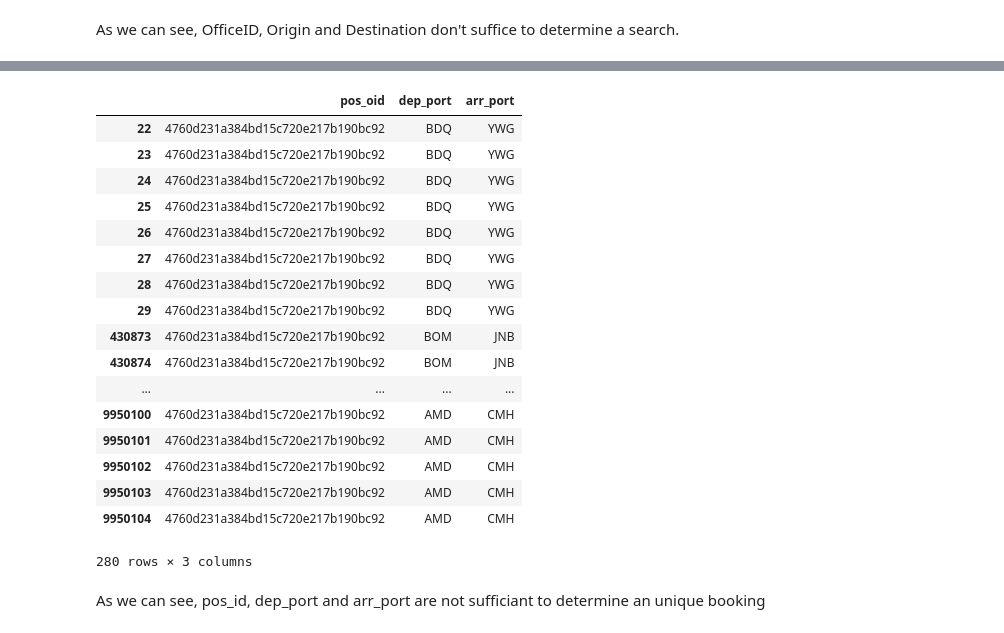
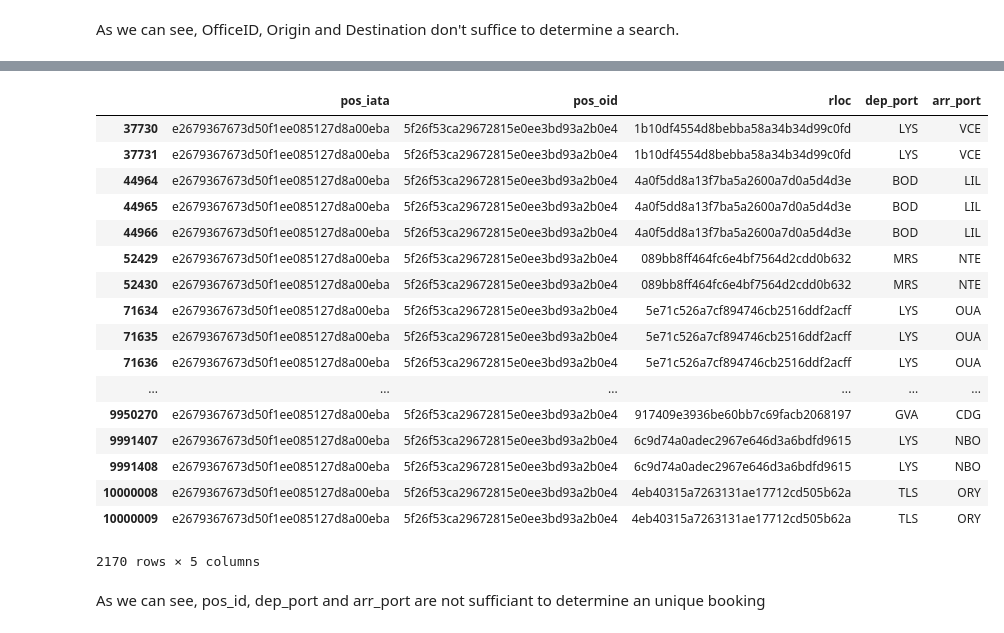
Before and after one commit to jangeloni/challenge_amadeus, a Jupyter notebook: bonus_exercise_1.ipynb, the cells around one changed output, grey strips where cells are left out. Saved outputs shown, nothing was run; the diff lists cells and outputs as text; code cells hidden in the pictures.

```diff
--- a/bonus_exercise_1.ipynb
+++ b/bonus_exercise_1.ipynb
@@ -190,6 +190,6 @@ DF_SEARCHES_ARCH.loc[DF_SEARCHES_ARCH['OfficeID'] == '83ccf07a55606976f78e63fcc8
 #ADD ORIGIN / DESTINATION
 #LISTS WITH INTERESTING FIELDS
 list_searches = [3,5,6]
-list_bookings = [4,'arr_port','dep_port']
+list_bookings = ['pos_oid  ','arr_port','dep_port', 'pos_iata', 'rloc          ','source','pos_ctry']
 # %%
-DF_BOOKINGS_ARCH = pd.read_csv(BOOKINGS,)
+DF_BOOKINGS_ARCH = pd.read_csv(BOOKINGS, error_bad_lines=False, encoding='UTF8', sep='^', usecols=list_bookings)
@@ -280,27 +293,27 @@ DF_BOOKINGS_ARCH
 # %%
-pos_id = DF_BOOKINGS_ARCH['pos_oid  '] == '4760d231a384bd15c720e217b190bc92'
+pos_id = DF_BOOKINGS_ARCH['pos_oid  '] == '5f26f53ca29672815e0ee3bd93a2b0e4'
 dep_port = DF_BOOKINGS_ARCH['dep_port'] == 'POM'
 arr_port = DF_BOOKINGS_ARCH['arr_port'] =='MEL'
 
 DF_BOOKINGS_ARCH[pos_id]
 # %% [output]
-|  | pos_oid | dep_port | arr_port |
-| 22 | 4760d231a384bd15c720e217b190bc92 | BDQ | YWG |
-| 23 | 4760d231a384bd15c720e217b190bc92 | BDQ | YWG |
-| 24 | 4760d231a384bd15c720e217b190bc92 | BDQ | YWG |
-| 25 | 4760d231a384bd15c720e217b190bc92 | BDQ | YWG |
-| 26 | 4760d231a384bd15c720e217b190bc92 | BDQ | YWG |
-| 27 | 4760d231a384bd15c720e217b190bc92 | BDQ | YWG |
-| 28 | 4760d231a384bd15c720e217b190bc92 | BDQ | YWG |
-| 29 | 4760d231a384bd15c720e217b190bc92 | BDQ | YWG |
-| 430873 | 4760d231a384bd15c720e217b190bc92 | BOM | JNB |
-| 430874 | 4760d231a384bd15c720e217b190bc92 | BOM | JNB |
-| ... | ... | ... | ... |
-| 9950100 | 4760d231a384bd15c720e217b190bc92 | AMD | CMH |
-| 9950101 | 4760d231a384bd15c720e217b190bc92 | AMD | CMH |
-| 9950102 | 4760d231a384bd15c720e217b190bc92 | AMD | CMH |
-| 9950103 | 4760d231a384bd15c720e217b190bc92 | AMD | CMH |
-| 9950104 | 4760d231a384bd15c720e217b190bc92 | AMD | CMH |
+|  | pos_iata | pos_oid | rloc | dep_port | arr_port |
+| 37730 | e2679367673d50f1ee085127d8a00eba | 5f26f53ca29672815e0ee3bd93a2b0e4 | 1b10df4554d8bebba58a34b34d99c0fd | LYS | VCE |
+| 37731 | e2679367673d50f1ee085127d8a00eba | 5f26f53ca29672815e0ee3bd93a2b0e4 | 1b10df4554d8bebba58a34b34d99c0fd | LYS | VCE |
+| 44964 | e2679367673d50f1ee085127d8a00eba | 5f26f53ca29672815e0ee3bd93a2b0e4 | 4a0f5dd8a13f7ba5a2600a7d0a5d4d3e | BOD | LIL |
+| 44965 | e2679367673d50f1ee085127d8a00eba | 5f26f53ca29672815e0ee3bd93a2b0e4 | 4a0f5dd8a13f7ba5a2600a7d0a5d4d3e | BOD | LIL |
+| 44966 | e2679367673d50f1ee085127d8a00eba | 5f26f53ca29672815e0ee3bd93a2b0e4 | 4a0f5dd8a13f7ba5a2600a7d0a5d4d3e | BOD | LIL |
+| 52429 | e2679367673d50f1ee085127d8a00eba | 5f26f53ca29672815e0ee3bd93a2b0e4 | 089bb8ff464fc6e4bf7564d2cdd0b632 | MRS | NTE |
+| 52430 | e2679367673d50f1ee085127d8a00eba | 5f26f53ca29672815e0ee3bd93a2b0e4 | 089bb8ff464fc6e4bf7564d2cdd0b632 | MRS | NTE |
+| 71634 | e2679367673d50f1ee085127d8a00eba | 5f26f53ca29672815e0ee3bd93a2b0e4 | 5e71c526a7cf894746cb2516ddf2acff | LYS | OUA |
+| 71635 | e2679367673d50f1ee085127d8a00eba | 5f26f53ca29672815e0ee3bd93a2b0e4 | 5e71c526a7cf894746cb2516ddf2acff | LYS | OUA |
+| 71636 | e2679367673d50f1ee085127d8a00eba | 5f26f53ca29672815e0ee3bd93a2b0e4 | 5e71c526a7cf894746cb2516ddf2acff | LYS | OUA |
+| ... | ... | ... | ... | ... | ... |
+| 9950270 | e2679367673d50f1ee085127d8a00eba | 5f26f53ca29672815e0ee3bd93a2b0e4 | 917409e3936be60bb7c69facb2068197 | GVA | CDG |
+| 9991407 | e2679367673d50f1ee085127d8a00eba | 5f26f53ca29672815e0ee3bd93a2b0e4 | 6c9d74a0adec2967e646d3a6bdfd9615 | LYS | NBO |
+| 9991408 | e2679367673d50f1ee085127d8a00eba | 5f26f53ca29672815e0ee3bd93a2b0e4 | 6c9d74a0adec2967e646d3a6bdfd9615 | LYS | NBO |
+| 10000008 | e2679367673d50f1ee085127d8a00eba | 5f26f53ca29672815e0ee3bd93a2b0e4 | 4eb40315a7263131ae17712cd505b62a | TLS | ORY |
+| 10000009 | e2679367673d50f1ee085127d8a00eba | 5f26f53ca29672815e0ee3bd93a2b0e4 | 4eb40315a7263131ae17712cd505b62a | TLS | ORY |
-280 rows × 3 columns
+2170 rows × 5 columns
 # %% [markdown]
 As we can see, pos_id, dep_port and arr_port are not sufficiant to determine an unique booking
```
Also changed, not shown: parts of 4 cells of this notebook.
